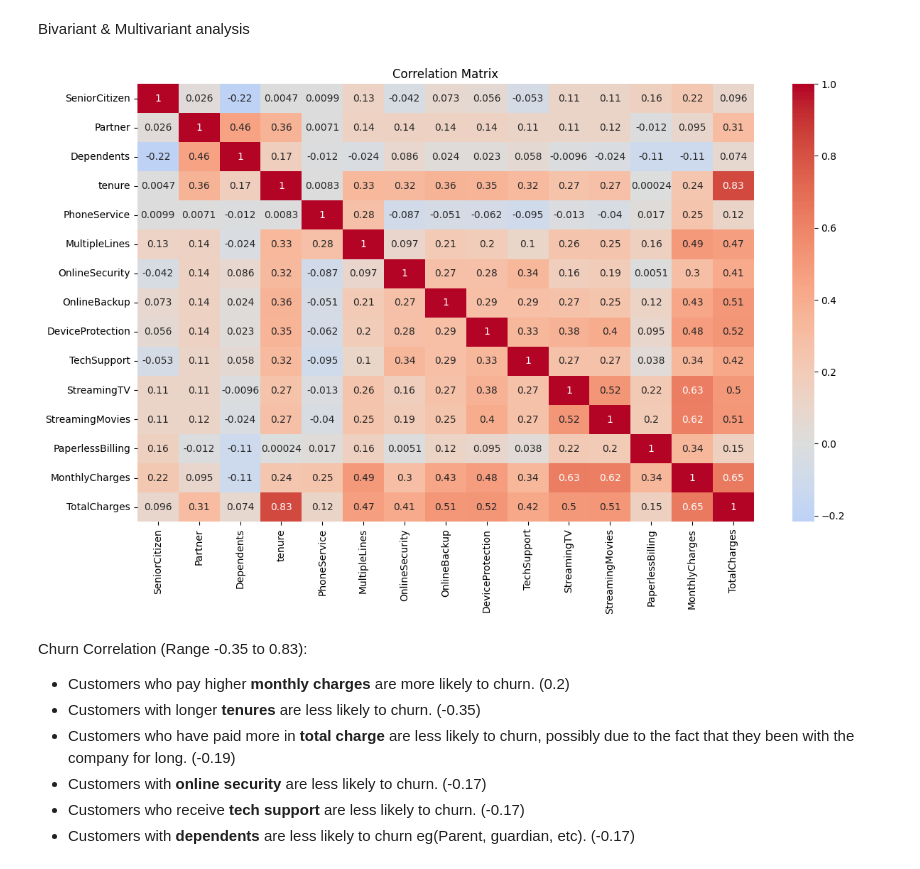
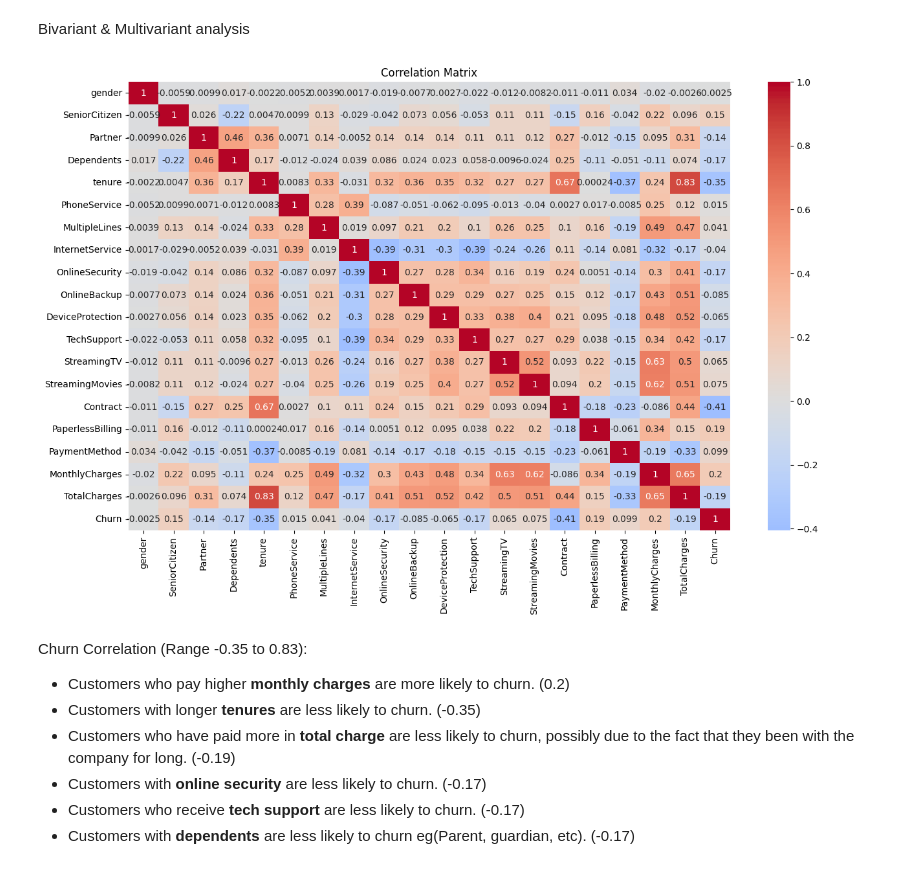
Before and after one commit to Kwamena-A-Yamoah/Customer-churn-analysis, a Jupyter notebook: Notebook/Customer_churn_analysis.ipynb, the cells around one changed output. Cells and saved outputs as stored; diff of their text form; code cells hidden in the pictures.

```diff
--- a/Notebook/Customer_churn_analysis.ipynb
+++ b/Notebook/Customer_churn_analysis.ipynb
@@ -864,16 +867,22 @@ ___
 # %% [markdown]
 Bivariant & Multivariant analysis
 # %%
+# Convert categorical variables to numerical
+train_df['gender'] = train_df['gender'].astype('category').cat.codes
+train_df['InternetService'] = train_df['InternetService'].astype('category').cat.codes
+train_df['Contract'] = train_df['Contract'].astype('category').cat.codes
+train_df['PaymentMethod'] = train_df['PaymentMethod'].astype('category').cat.codes
+
 # Calculate correlation matrix
-correlation_matrix = train_df.corr()
+correlation_matrix = train_df.drop("customerID", axis=1).corr()
 
 # Plot heatmap of the correlation matrix
-plt.figure(figsize=(14, 8))
+plt.figure(figsize=(15, 9))
 sns.heatmap(correlation_matrix, annot=True, cmap='coolwarm', center=0)
 plt.title('Correlation Matrix')
 plt.show()
 # %% [output]
-[figure, old version]
+[figure, new version]
 # %% [markdown]
 Churn Correlation (Range -0.35 to 0.83):
 - Customers who pay higher **monthly charges** are more likely to churn. (0.2)
```
Also changed, not shown: parts of 40 cells of this notebook, 1 other file.
